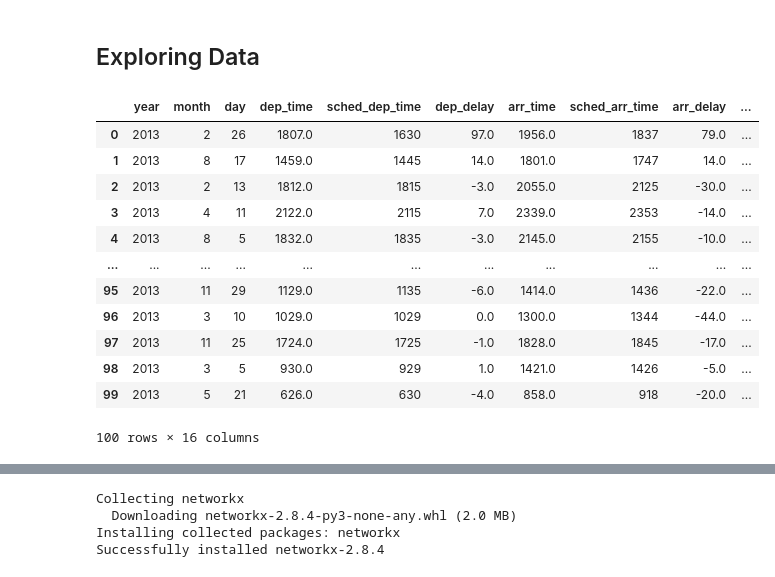
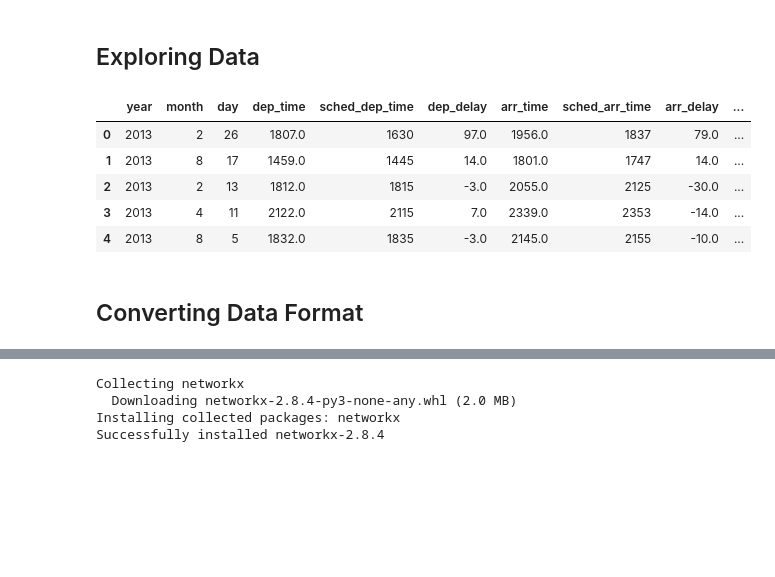
Before and after one commit to IrtizaNasar/Graph-Theory, a Jupyter notebook: Graph Theory - Intro.ipynb, the cells around one changed output, grey strips where cells are left out. Drawn from its saved outputs; the diff is of its cells as text; code cells hidden in the pictures; blank space fills up the shorter version.

```diff
--- a/Graph Theory - Intro.ipynb
+++ b/Graph Theory - Intro.ipynb
@@ -9,21 +9,16 @@ data = pd.read_csv('data/Airlines.csv')
 # %% [markdown]
 ## Exploring Data
 # %%
-data
+data.head()
 # %% [output]
 |  | year | month | day | dep_time | sched_dep_time | dep_delay | arr_time | sched_arr_time | arr_delay | ... |
 | 0 | 2013 | 2 | 26 | 1807.0 | 1630 | 97.0 | 1956.0 | 1837 | 79.0 | ... |
 | 1 | 2013 | 8 | 17 | 1459.0 | 1445 | 14.0 | 1801.0 | 1747 | 14.0 | ... |
 | 2 | 2013 | 2 | 13 | 1812.0 | 1815 | -3.0 | 2055.0 | 2125 | -30.0 | ... |
 | 3 | 2013 | 4 | 11 | 2122.0 | 2115 | 7.0 | 2339.0 | 2353 | -14.0 | ... |
 | 4 | 2013 | 8 | 5 | 1832.0 | 1835 | -3.0 | 2145.0 | 2155 | -10.0 | ... |
-| ... | ... | ... | ... | ... | ... | ... | ... | ... | ... | ... |
-| 95 | 2013 | 11 | 29 | 1129.0 | 1135 | -6.0 | 1414.0 | 1436 | -22.0 | ... |
-| 96 | 2013 | 3 | 10 | 1029.0 | 1029 | 0.0 | 1300.0 | 1344 | -44.0 | ... |
-| 97 | 2013 | 11 | 25 | 1724.0 | 1725 | -1.0 | 1828.0 | 1845 | -17.0 | ... |
-| 98 | 2013 | 3 | 5 | 930.0 | 929 | 1.0 | 1421.0 | 1426 | -5.0 | ... |
-| 99 | 2013 | 5 | 21 | 626.0 | 630 | -4.0 | 858.0 | 918 | -20.0 | ... |
-100 rows × 16 columns
+# %% [markdown]
+## Converting Data Format
 # %%
 # converting sched_dep_time to 'std' - Scheduled time of departure
 # data['std'] = data.sched_dep_time.astype(str).str.replace('(\d{2}$)', '') + ':' + data.sched_dep_time.astype(str).str.extract('(\d{2}$)', expand=False) + ':00'
```
Also changed, not shown: parts of 2 cells of this notebook.
